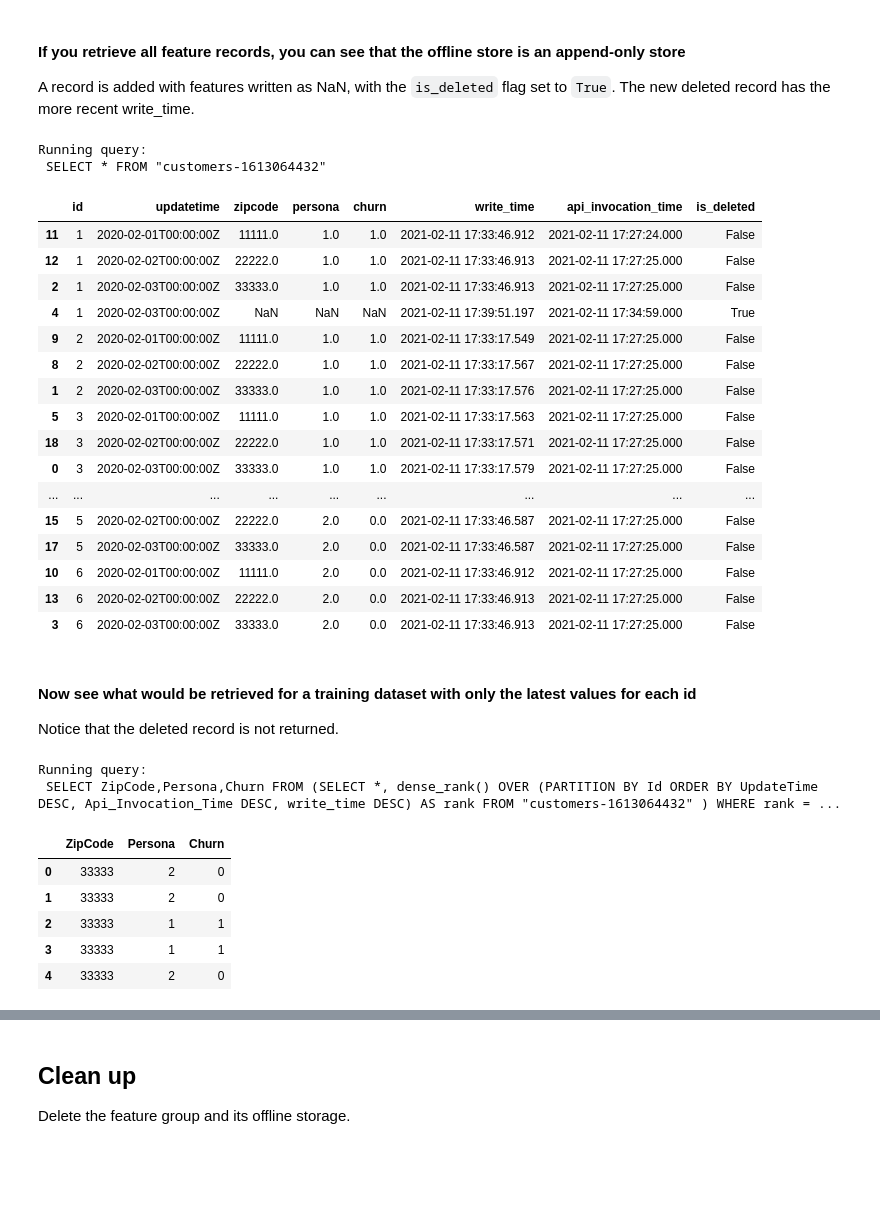
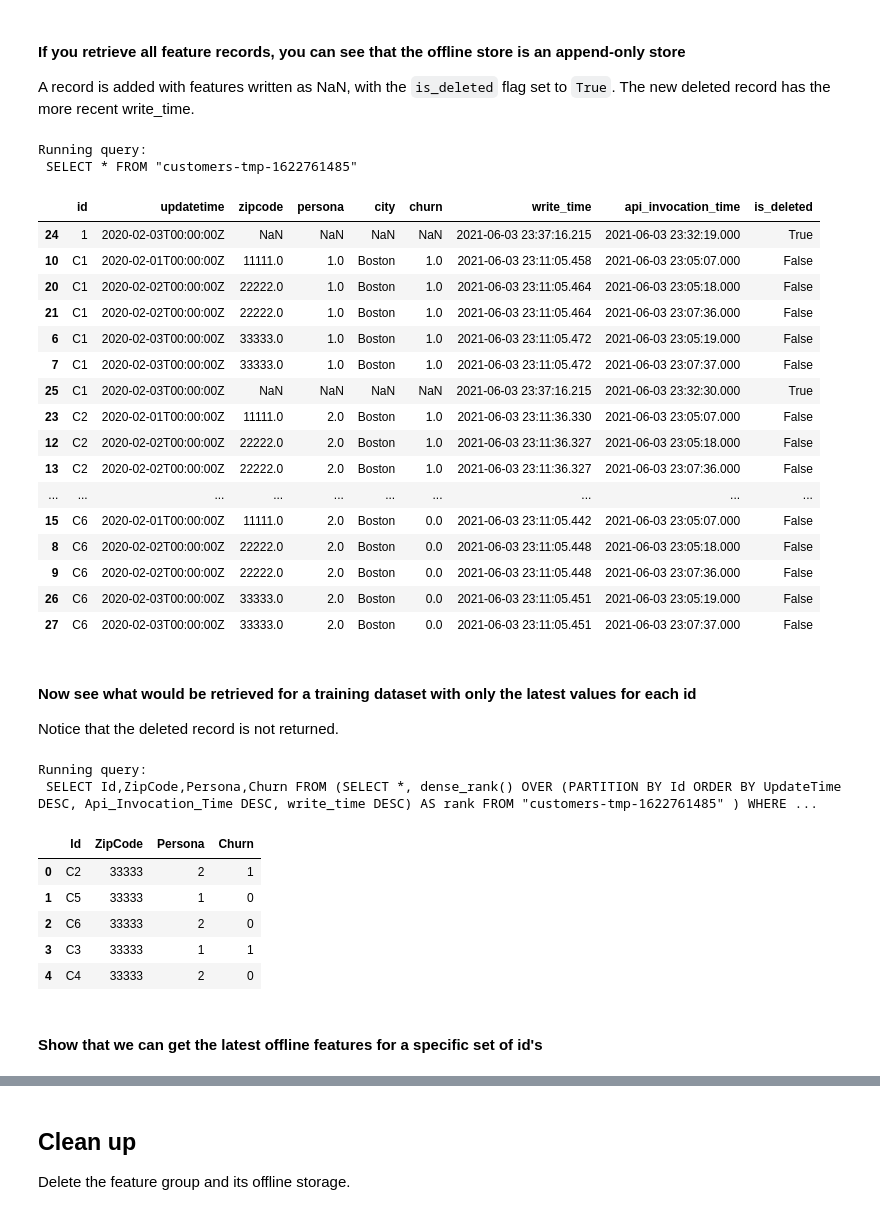
Before and after one commit to markproy/sagemaker-workshop, a Jupyter notebook: lab-hello-feature-store/hello-sagemaker-feature-store.ipynb, the cells around one changed output, grey strips where cells are left out. Saved outputs shown, nothing was run; the diff lists cells and outputs as text; code cells hidden in the pictures; blank space fills up the shorter version.

```diff
--- a/lab-hello-feature-store/hello-sagemaker-feature-store.ipynb
+++ b/lab-hello-feature-store/hello-sagemaker-feature-store.ipynb
@@ -10,7 +10,7 @@ import pandas as pd
 import time
 from sklearn.ensemble import RandomForestClassifier
 
-FG_NAME = 'customers'
+FG_NAME = 'customers-tmp'
 # %% [markdown]
 #### Install pyarrow for reading a sample parquet file from the offline store
 # %%
@@ -366,35 +392,37 @@ hist_df = Utils.get_historical_offline_feature_values(FG_NAME)
 hist_df.sort_values(by=['id','zipcode']).head(100)
 # %% [output]
 Running query:
- SELECT * FROM "customers-1613064432"
+ SELECT * FROM "customers-tmp-1622761485"
-|  | id | updatetime | zipcode | persona | churn | write_time | api_invocation_time | is_deleted |
-| 11 | 1 | 2020-02-01T00:00:00Z | 11111.0 | 1.0 | 1.0 | 2021-02-11 17:33:46.912 | 2021-02-11 17:27:24.000 | False |
-| 12 | 1 | 2020-02-02T00:00:00Z | 22222.0 | 1.0 | 1.0 | 2021-02-11 17:33:46.913 | 2021-02-11 17:27:25.000 | False |
-| 2 | 1 | 2020-02-03T00:00:00Z | 33333.0 | 1.0 | 1.0 | 2021-02-11 17:33:46.913 | 2021-02-11 17:27:25.000 | False |
-| 4 | 1 | 2020-02-03T00:00:00Z | NaN | NaN | NaN | 2021-02-11 17:39:51.197 | 2021-02-11 17:34:59.000 | True |
-| 9 | 2 | 2020-02-01T00:00:00Z | 11111.0 | 1.0 | 1.0 | 2021-02-11 17:33:17.549 | 2021-02-11 17:27:25.000 | False |
-| 8 | 2 | 2020-02-02T00:00:00Z | 22222.0 | 1.0 | 1.0 | 2021-02-11 17:33:17.567 | 2021-02-11 17:27:25.000 | False |
-| 1 | 2 | 2020-02-03T00:00:00Z | 33333.0 | 1.0 | 1.0 | 2021-02-11 17:33:17.576 | 2021-02-11 17:27:25.000 | False |
-| 5 | 3 | 2020-02-01T00:00:00Z | 11111.0 | 1.0 | 1.0 | 2021-02-11 17:33:17.563 | 2021-02-11 17:27:25.000 | False |
-| 18 | 3 | 2020-02-02T00:00:00Z | 22222.0 | 1.0 | 1.0 | 2021-02-11 17:33:17.571 | 2021-02-11 17:27:25.000 | False |
-| 0 | 3 | 2020-02-03T00:00:00Z | 33333.0 | 1.0 | 1.0 | 2021-02-11 17:33:17.579 | 2021-02-11 17:27:25.000 | False |
-| ... | ... | ... | ... | ... | ... | ... | ... | ... |
-| 15 | 5 | 2020-02-02T00:00:00Z | 22222.0 | 2.0 | 0.0 | 2021-02-11 17:33:46.587 | 2021-02-11 17:27:25.000 | False |
-| 17 | 5 | 2020-02-03T00:00:00Z | 33333.0 | 2.0 | 0.0 | 2021-02-11 17:33:46.587 | 2021-02-11 17:27:25.000 | False |
-| 10 | 6 | 2020-02-01T00:00:00Z | 11111.0 | 2.0 | 0.0 | 2021-02-11 17:33:46.912 | 2021-02-11 17:27:25.000 | False |
-| 13 | 6 | 2020-02-02T00:00:00Z | 22222.0 | 2.0 | 0.0 | 2021-02-11 17:33:46.913 | 2021-02-11 17:27:25.000 | False |
-| 3 | 6 | 2020-02-03T00:00:00Z | 33333.0 | 2.0 | 0.0 | 2021-02-11 17:33:46.913 | 2021-02-11 17:27:25.000 | False |
+|  | id | updatetime | zipcode | persona | city | churn | write_time | api_invocation_time | is_deleted |
+| 24 | 1 | 2020-02-03T00:00:00Z | NaN | NaN | NaN | NaN | 2021-06-03 23:37:16.215 | 2021-06-03 23:32:19.000 | True |
+| 10 | C1 | 2020-02-01T00:00:00Z | 11111.0 | 1.0 | Boston | 1.0 | 2021-06-03 23:11:05.458 | 2021-06-03 23:05:07.000 | False |
+| 20 | C1 | 2020-02-02T00:00:00Z | 22222.0 | 1.0 | Boston | 1.0 | 2021-06-03 23:11:05.464 | 2021-06-03 23:05:18.000 | False |
+| 21 | C1 | 2020-02-02T00:00:00Z | 22222.0 | 1.0 | Boston | 1.0 | 2021-06-03 23:11:05.464 | 2021-06-03 23:07:36.000 | False |
+| 6 | C1 | 2020-02-03T00:00:00Z | 33333.0 | 1.0 | Boston | 1.0 | 2021-06-03 23:11:05.472 | 2021-06-03 23:05:19.000 | False |
+| 7 | C1 | 2020-02-03T00:00:00Z | 33333.0 | 1.0 | Boston | 1.0 | 2021-06-03 23:11:05.472 | 2021-06-03 23:07:37.000 | False |
+| 25 | C1 | 2020-02-03T00:00:00Z | NaN | NaN | NaN | NaN | 2021-06-03 23:37:16.215 | 2021-06-03 23:32:30.000 | True |
+| 23 | C2 | 2020-02-01T00:00:00Z | 11111.0 | 2.0 | Boston | 1.0 | 2021-06-03 23:11:36.330 | 2021-06-03 23:05:07.000 | False |
+| 12 | C2 | 2020-02-02T00:00:00Z | 22222.0 | 2.0 | Boston | 1.0 | 2021-06-03 23:11:36.327 | 2021-06-03 23:05:18.000 | False |
+| 13 | C2 | 2020-02-02T00:00:00Z | 22222.0 | 2.0 | Boston | 1.0 | 2021-06-03 23:11:36.327 | 2021-06-03 23:07:36.000 | False |
+| ... | ... | ... | ... | ... | ... | ... | ... | ... | ... |
+| 15 | C6 | 2020-02-01T00:00:00Z | 11111.0 | 2.0 | Boston | 0.0 | 2021-06-03 23:11:05.442 | 2021-06-03 23:05:07.000 | False |
+| 8 | C6 | 2020-02-02T00:00:00Z | 22222.0 | 2.0 | Boston | 0.0 | 2021-06-03 23:11:05.448 | 2021-06-03 23:05:18.000 | False |
+| 9 | C6 | 2020-02-02T00:00:00Z | 22222.0 | 2.0 | Boston | 0.0 | 2021-06-03 23:11:05.448 | 2021-06-03 23:07:36.000 | False |
+| 26 | C6 | 2020-02-03T00:00:00Z | 33333.0 | 2.0 | Boston | 0.0 | 2021-06-03 23:11:05.451 | 2021-06-03 23:05:19.000 | False |
+| 27 | C6 | 2020-02-03T00:00:00Z | 33333.0 | 2.0 | Boston | 0.0 | 2021-06-03 23:11:05.451 | 2021-06-03 23:07:37.000 | False |
 # %% [markdown]
 #### Now see what would be retrieved for a training dataset with only the latest values for each id
 Notice that the deleted record is not returned.
 # %%
-Utils.get_latest_offline_feature_values(FG_NAME, feature_names=['ZipCode','Persona','Churn'])
+Utils.get_latest_offline_feature_values(FG_NAME, feature_names=['Id','ZipCode','Persona','Churn'])
 # %% [output]
 Running query:
- SELECT ZipCode,Persona,Churn FROM (SELECT *, dense_rank() OVER (PARTITION BY Id ORDER BY UpdateTime DESC, Api_Invocation_Time DESC, write_time DESC) AS rank FROM "customers-1613064432" ) WHERE rank = ...
+ SELECT Id,ZipCode,Persona,Churn FROM (SELECT *, dense_rank() OVER (PARTITION BY Id ORDER BY UpdateTime DESC, Api_Invocation_Time DESC, write_time DESC) AS rank FROM "customers-tmp-1622761485" ) WHERE ...
-|  | ZipCode | Persona | Churn |
-| 0 | 33333 | 2 | 0 |
-| 1 | 33333 | 2 | 0 |
-| 2 | 33333 | 1 | 1 |
-| 3 | 33333 | 1 | 1 |
-| 4 | 33333 | 2 | 0 |
+|  | Id | ZipCode | Persona | Churn |
+| 0 | C2 | 33333 | 2 | 1 |
+| 1 | C5 | 33333 | 1 | 0 |
+| 2 | C6 | 33333 | 2 | 0 |
+| 3 | C3 | 33333 | 1 | 1 |
+| 4 | C4 | 33333 | 2 | 0 |
+# %% [markdown]
+#### Show that we can get the latest offline features for a specific set of id's
```
Also changed, not shown: parts of 32 cells of this notebook, 2 other files.
